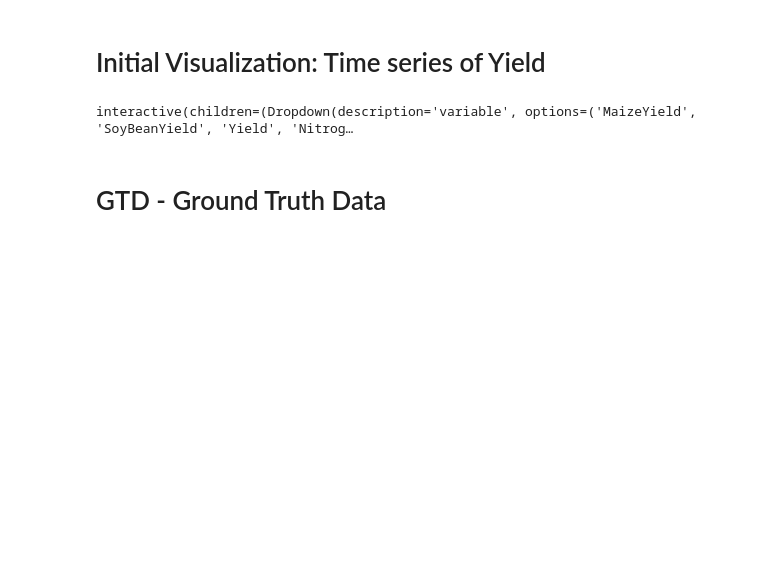
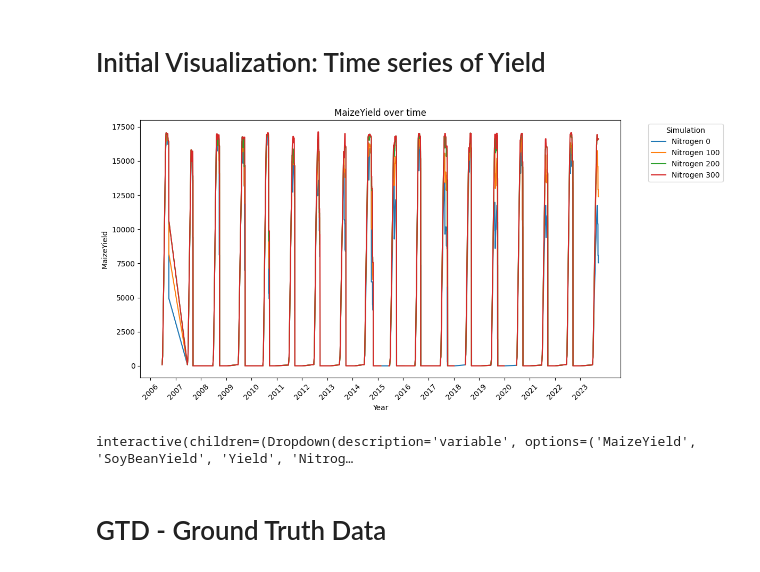
Before and after one commit to Ciampitti-Lab/ApsimxpyModule, a Jupyter notebook: workflow/_6EvaluationNotebooks/ExploratoryAnalysis.ipynb, the cells around one changed output. Drawn from its saved outputs; the diff is of its cells as text; code cells hidden in the pictures; blank space fills up the shorter version.

```diff
--- a/workflow/_6EvaluationNotebooks/ExploratoryAnalysis.ipynb
+++ b/workflow/_6EvaluationNotebooks/ExploratoryAnalysis.ipynb
@@ -15,3 +12,36 @@ results["Clock.Today"] = pd.to_datetime(results["Clock.Today"])
+# %%
+import matplotlib.pyplot as plt
+import pandas as pd
+from ipywidgets import interact
+import matplotlib.dates as mdates
+
+results["Clock.Today"] = pd.to_datetime(results["Clock.Today"])
+
+possible_vars = ['MaizeYield','SoyBeanYield','Yield','Nitrogen_Sowing']
+
+pivot_df = results.pivot_table(
+    index="Clock.Today",
+    columns="Nitrogen",
+    values='MaizeYield',
+    aggfunc="max"
+)
+
+plt.figure(figsize=(12, 6))
+for col in pivot_df.columns:
+    plt.plot(pivot_df.index, pivot_df[col], label=f"Nitrogen {col}")
+
+# Force all years on x-axis
+years = pd.DatetimeIndex(pivot_df.index).year.unique()
+plt.xticks(pd.to_datetime([f'{year}-01-01' for year in years]), years, rotation=45)
+
+plt.xlabel("Year")
+plt.ylabel('MaizeYield')
+plt.title(f"{'MaizeYield'} over time")
+plt.legend(title="Simulation", bbox_to_anchor=(1.05, 1), loc="upper left")
+plt.tight_layout()
+plt.show()
+# %% [output]
+[figure, added]
 # %%
 import matplotlib.pyplot as plt
 import pandas as pd
```
Also changed, not shown: parts of 15 cells of this notebook, 8 other files.
